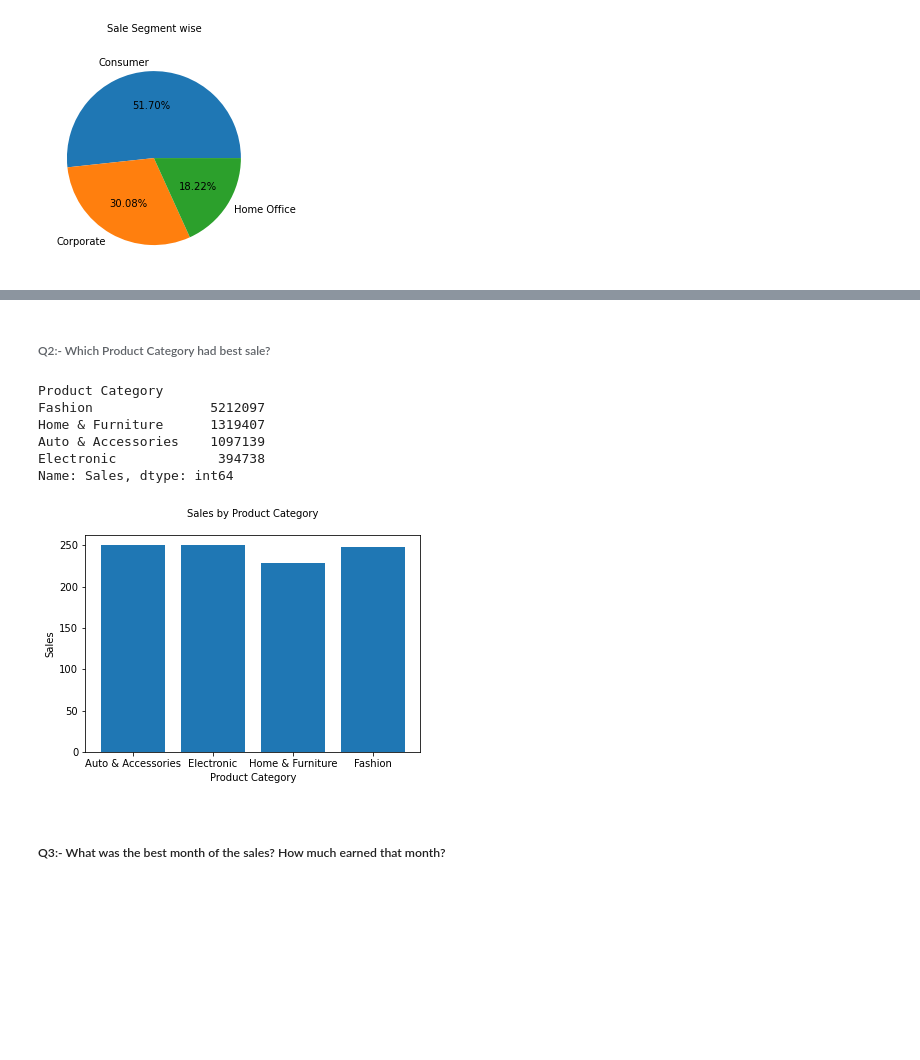
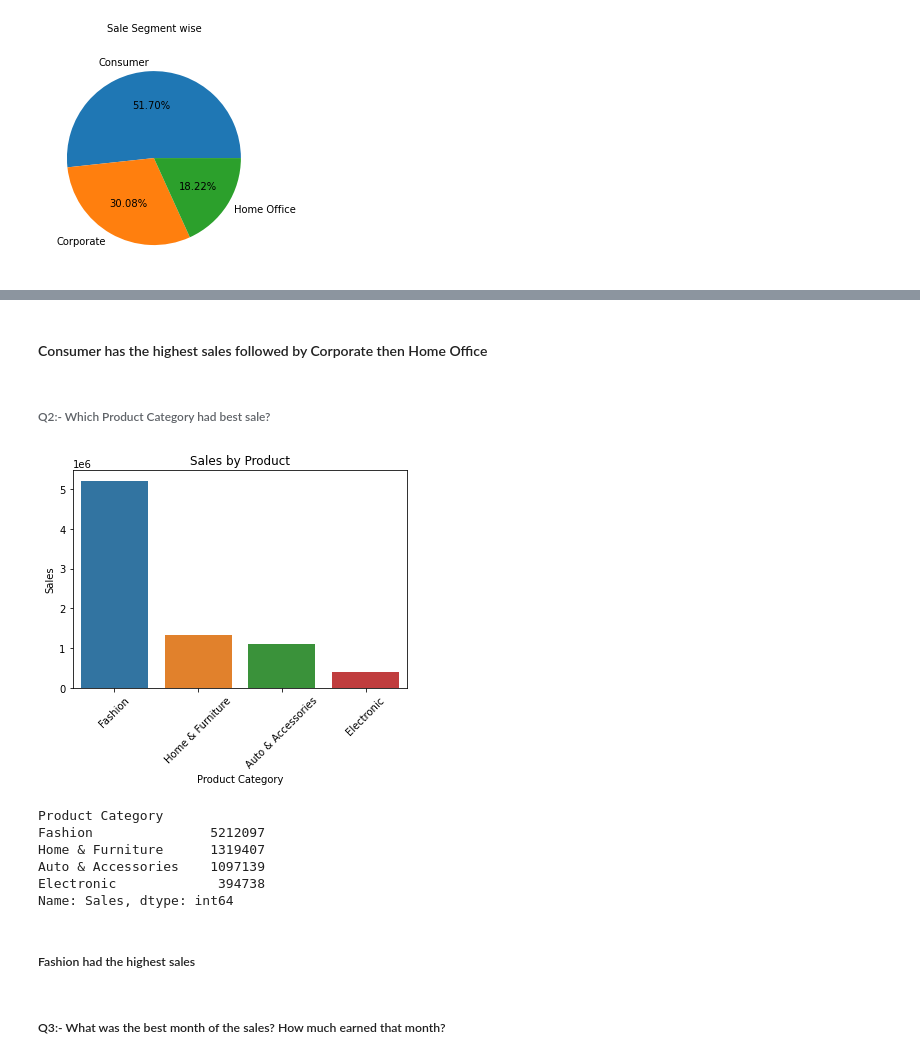
Before and after one commit to asraralig/Ecommerce-Analysis, a Jupyter notebook: Ecommerce Analysis 2.ipynb, the cells around one changed output, grey strips where cells are left out. Cells and saved outputs as stored; diff of their text form; code cells hidden in the pictures; blank space fills up the shorter version.

```diff
--- a/Ecommerce Analysis 2.ipynb
+++ b/Ecommerce Analysis 2.ipynb
@@ -114,22 +112,27 @@ plt.show()
-# %% [markdown]
-###### Q2:- Which Product Category had best sale?
-# %%
-df.groupby("Product Category")["Sales"].sum().sort_values(ascending=False)
-# %% [output]
-Product Category
-Fashion               5212097
-Home & Furniture      1319407
-Auto & Accessories    1097139
-Electronic             394738
-Name: Sales, dtype: int64
-# %%
-plt.bar("Product Category","Sales",data=df)
-plt.ylabel("Sales")
-plt.xlabel("Product Category\n", fontdict={"fontsize":10,"fontweight":5,'color':"black"})
-plt.title("Sales by Product Category\n",fontdict={"fontsize":10,"fontweight":5,'color':"black"})
-plt.show()
-# %% [output]
-[figure, removed]
+# %% [markdown]
+#### Consumer has the highest sales followed by Corporate then Home Office
+# %% [markdown]
+###### Q2:- Which Product Category had best sale?
+# %%
+product_category=df.groupby("Product Category")["Sales"].sum().sort_values(ascending= False)
+sns.barplot(product_category.index,product_category.values)
+plt.xticks(rotation=45)
+plt.ylabel("Sales")
+plt.title("Sales by Product")
+plt.show()
+# %% [output]
+[figure, added]
+# %%
+df.groupby("Product Category")["Sales"].sum().sort_values(ascending=False)
+# %% [output]
+Product Category
+Fashion               5212097
+Home & Furniture      1319407
+Auto & Accessories    1097139
+Electronic             394738
+Name: Sales, dtype: int64
+# %% [markdown]
+##### Fashion had the highest sales
 # %% [markdown]
 ##### Q3:- What was the best month of the sales? How much earned that month?
 # %%
```
Also changed, not shown: parts of 29 cells of this notebook.
